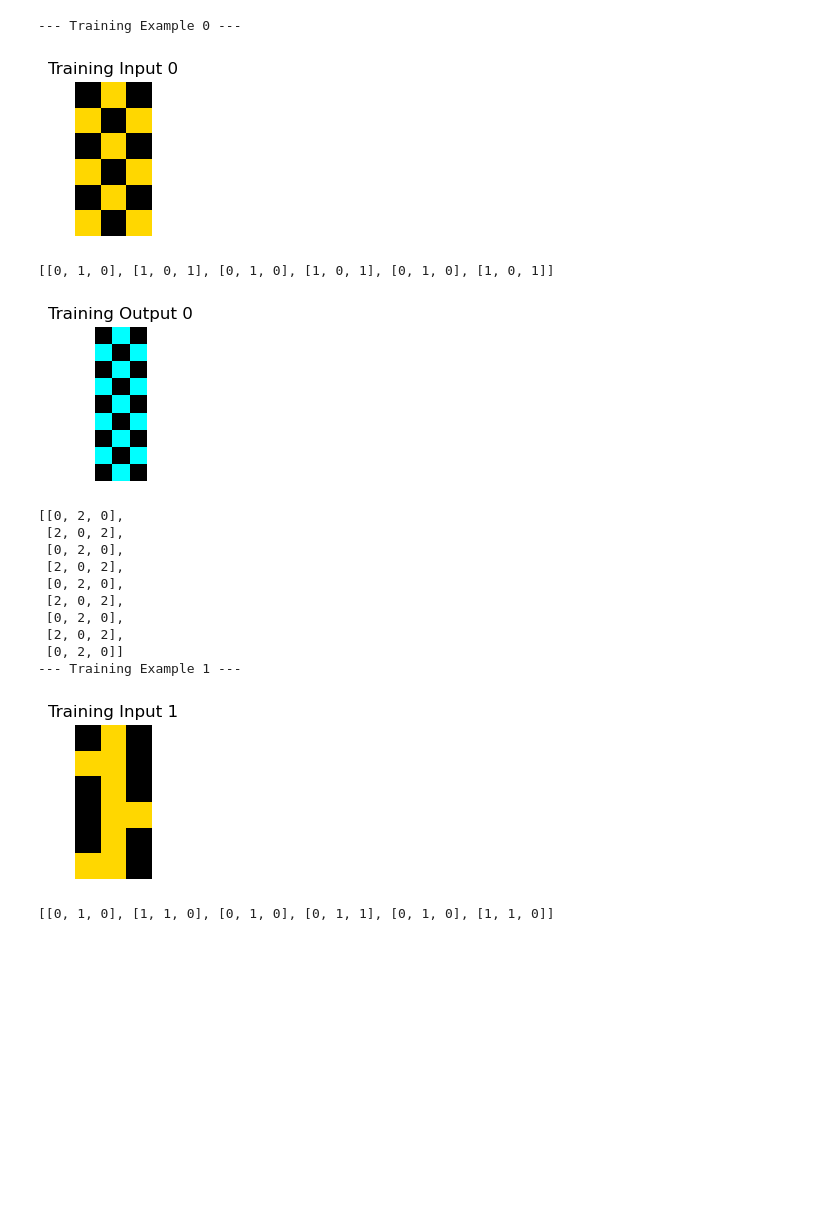
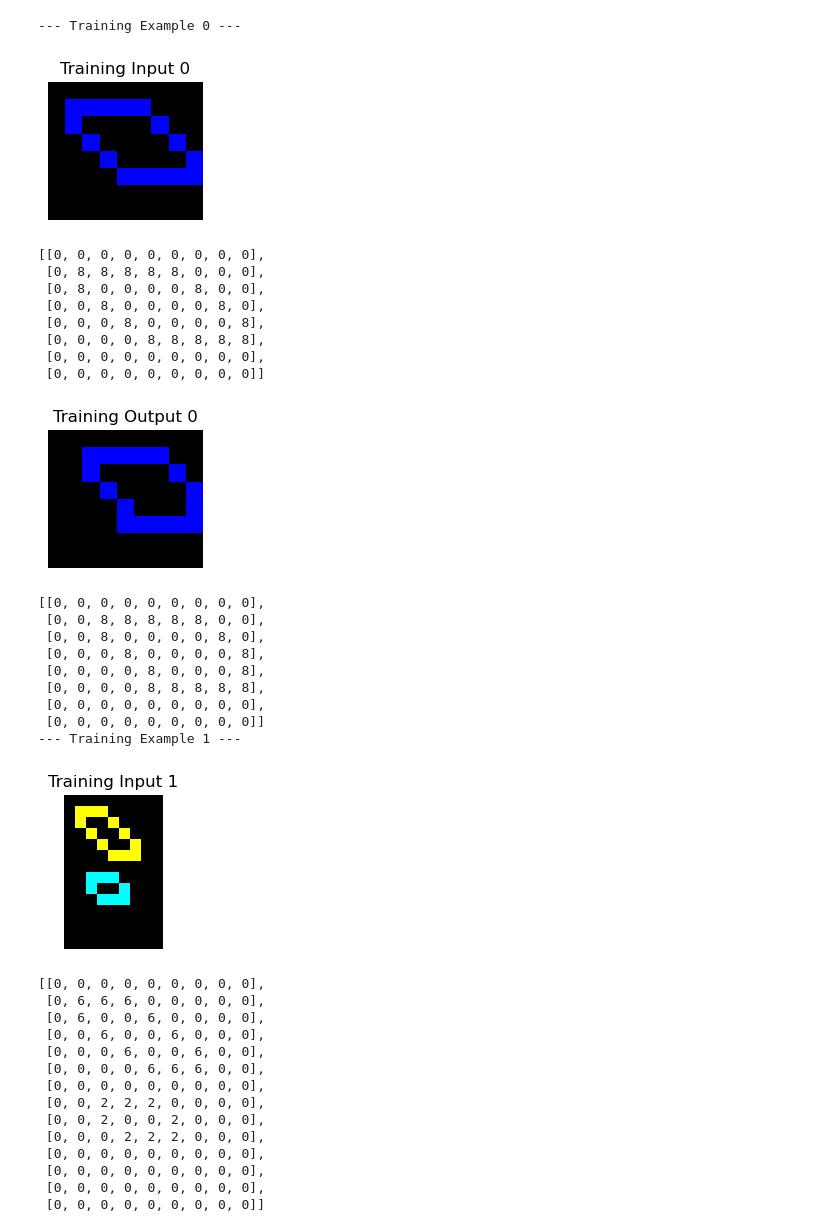
Before and after one commit to yann112/GridGlyph, a Jupyter notebook: notebooks/solve_symbolic_puzzle.ipynb, the cells around one changed output. Saved outputs shown, nothing was run; the diff lists cells and outputs as text; code cells hidden in the pictures; blank space fills up the shorter version.

```diff
--- a/notebooks/solve_symbolic_puzzle.ipynb
+++ b/notebooks/solve_symbolic_puzzle.ipynb
@@ -89,43 +89,62 @@ def plot_grid(grid, title=""):
     plt.axis('off')
     plt.show()
 # %%
-n=5
+n=6
 
 
 with open(json_file, 'r') as file:
     data = json.load(file)
 
 data.keys()
 list_number = list(data.keys())
 puzzle_id = list_number[n]
 puzzle = data[puzzle_id]
 
 # Loop to plot all input/output pairs
 for i, example in enumerate(puzzle["train"]):
     print(f"--- Training Example {i} ---")
     plot_grid(example["input"], title=f"Training Input {i}")
     pprint(example["input"])
     plot_grid(example["output"], title=f"Training Output {i}")
     pprint(example["output"])
 
 
 for i, example in enumerate(puzzle["test"]):
     print(f"--- Test Example {i} ---")
     plot_grid(example["input"], title=f"Test Input {i}")
 # %% [output]
 --- Training Example 0 ---
-[figure, old version]
+[figure, new version]
-[[0, 1, 0], [1, 0, 1], [0, 1, 0], [1, 0, 1], [0, 1, 0], [1, 0, 1]]
+[[0, 0, 0, 0, 0, 0, 0, 0, 0],
+ [0, 8, 8, 8, 8, 8, 0, 0, 0],
+ [0, 8, 0, 0, 0, 0, 8, 0, 0],
+ [0, 0, 8, 0, 0, 0, 0, 8, 0],
+ [0, 0, 0, 8, 0, 0, 0, 0, 8],
+ [0, 0, 0, 0, 8, 8, 8, 8, 8],
+ [0, 0, 0, 0, 0, 0, 0, 0, 0],
+ [0, 0, 0, 0, 0, 0, 0, 0, 0]]
-[figure, old version]
+[figure, new version]
-[[0, 2, 0],
- [2, 0, 2],
- [0, 2, 0],
- [2, 0, 2],
- [0, 2, 0],
- [2, 0, 2],
- [0, 2, 0],
- [2, 0, 2],
- [0, 2, 0]]
+[[0, 0, 0, 0, 0, 0, 0, 0, 0],
+ [0, 0, 8, 8, 8, 8, 8, 0, 0],
+ [0, 0, 8, 0, 0, 0, 0, 8, 0],
+ [0, 0, 0, 8, 0, 0, 0, 0, 8],
+ [0, 0, 0, 0, 8, 0, 0, 0, 8],
+ [0, 0, 0, 0, 8, 8, 8, 8, 8],
+ [0, 0, 0, 0, 0, 0, 0, 0, 0],
+ [0, 0, 0, 0, 0, 0, 0, 0, 0]]
 --- Training Example 1 ---
-[figure, old version]
+[figure, new version]
-[[0, 1, 0], [1, 1, 0], [0, 1, 0], [0, 1, 1], [0, 1, 0], [1, 1, 0]]
+[[0, 0, 0, 0, 0, 0, 0, 0, 0],
+ [0, 6, 6, 6, 0, 0, 0, 0, 0],
+ [0, 6, 0, 0, 6, 0, 0, 0, 0],
+ [0, 0, 6, 0, 0, 6, 0, 0, 0],
+ [0, 0, 0, 6, 0, 0, 6, 0, 0],
+ [0, 0, 0, 0, 6, 6, 6, 0, 0],
+ [0, 0, 0, 0, 0, 0, 0, 0, 0],
+ [0, 0, 2, 2, 2, 0, 0, 0, 0],
+ [0, 0, 2, 0, 0, 2, 0, 0, 0],
+ [0, 0, 0, 2, 2, 2, 0, 0, 0],
+ [0, 0, 0, 0, 0, 0, 0, 0, 0],
+ [0, 0, 0, 0, 0, 0, 0, 0, 0],
+ [0, 0, 0, 0, 0, 0, 0, 0, 0],
+ [0, 0, 0, 0, 0, 0, 0, 0, 0]]
```
Also changed, not shown: parts of 5 cells of this notebook, 4 other files.
